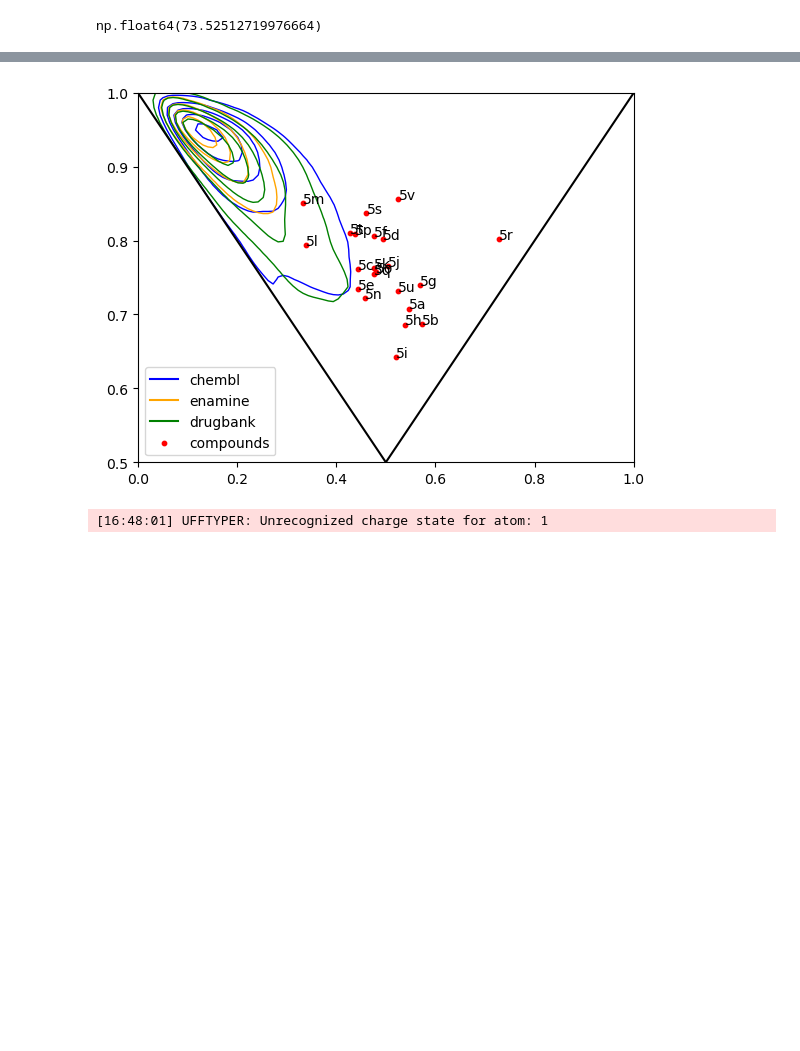
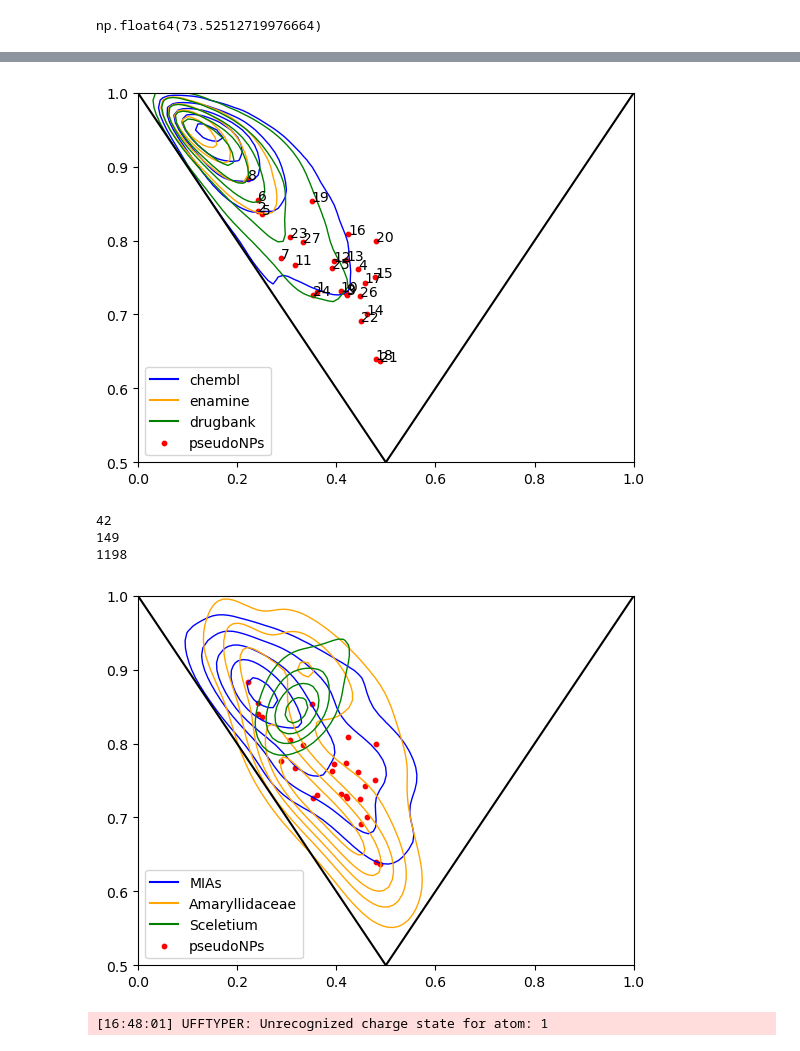
Before and after one commit to BernalFA/2025_Greiner_PseudoNPs, a Jupyter notebook: notebooks/1.06-fb-PMIs.ipynb, the cells around one changed output, grey strips where cells are left out. Drawn from its saved outputs; the diff is of its cells as text; code cells hidden in the pictures; blank space fills up the shorter version.

```diff
--- a/notebooks/1.06-fb-PMIs.ipynb
+++ b/notebooks/1.06-fb-PMIs.ipynb
@@ -362,14 +396,16 @@ plt.show()
 from matplotlib.lines import Line2D
 
 colors = {
-    'chembl': "blue", 'enamine': "orange", 'drugbank': "green", 'compounds': "red"
+    'chembl': "blue", 'enamine': "orange", 'drugbank': "green", 'pseudoNPs': "red"
 }
 
 fig = plt.figure()
 ax = fig.add_subplot()
 elements = []
 for data in order.keys():
-    if data == "compounds":
+    if data == "Sceletium":
+        continue
+    elif data == "pseudoNPs":
         idx = pmis.query("dataset == @data").index
         pt = ax.scatter(pmis["NPR1"].loc[idx], pmis["NPR2"].loc[idx], s=10, c=colors[data])
         elements.append(pt)
@@ -388,7 +424,57 @@ ax.set_ylim((0.5, 1))
 plt.legend(elements, list(order.keys()))
 plt.show()
 # %% [output]
-[figure, old version]
+[figure, new version]
+# %%
+comparisons = pmis.query("dataset in ['pseudoNPs', 'Sceletium']").copy()
+comparisons["new_set"] = comparisons["dataset"]
+print(comparisons.shape[0])
+for file in ["Amaryllidaceae.csv", "MIAs.csv"]:
+    idx = pd.read_csv(os.path.join(BASE_PATH, "data", file))
+    tmp = pmis.query("ID in @idx['chembl_id']").copy()
+    tmp["new_set"] = file.split(".")[0]
+    comparisons = pd.concat((comparisons, tmp), axis=0)
+    print(comparisons.shape[0])
+# %% [output]
+42
+149
+1198
+# %%
+colors = {
+    'MIAs': "blue", 'Amaryllidaceae': "orange", 'Sceletium': "green", 'pseudoNPs': "red"
+}
+
+fig = plt.figure()
+ax = fig.add_subplot()
+elements = []
+new_order = ["MIAs", "Amaryllidaceae", "Sceletium", "pseudoNPs"]
+for data in new_order:
+    idx = comparisons.query("new_set == @data").index
+    if data == "pseudoNPs":
+        pt = ax.scatter(comparisons["NPR1"].loc[idx], comparisons["NPR2"].loc[idx],
+                        s=10, c=colors[data])
+        elements.append(pt)
+    else:
+        t = comparisons[["NPR1", "NPR2"]].loc[idx].copy()
+        t.dropna(axis=0, inplace=True)
+
+        X, Y = np.mgrid[0:1:100j, 0:1:100j]
+        positions = np.vstack((X.ravel(), Y.ravel()))
+        kernel = gaussian_kde(t.transpose())
+        Z = np.reshape(kernel(positions), X.shape)
+        ax.contour(X, Y, Z, levels=5, colors=colors[data], linewidths=1, vmin=1e-3, extend="min")
+        elements.append(Line2D([], [], color=colors[data]))
+
+
+ax.axline((0, 1), (0.5, 0.5), color="k")
+ax.axline((0.5, 0.5), (1, 1), color="k")
+
+ax.set_ylim((0.5, 1))
+
+plt.legend(elements, new_order)
+plt.show()
+# %% [output]
+[figure, added]
 # %%
 from rdkit.Chem import rdDistGeom
 
```
Also changed, not shown: parts of 19 cells of this notebook, 4 other files.
